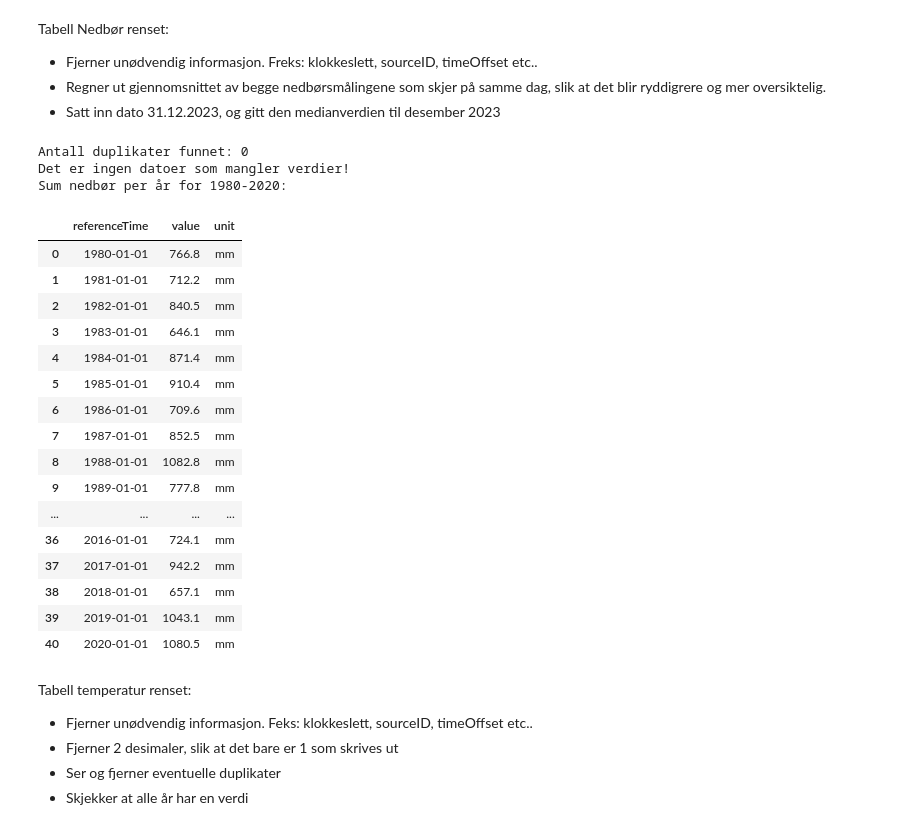
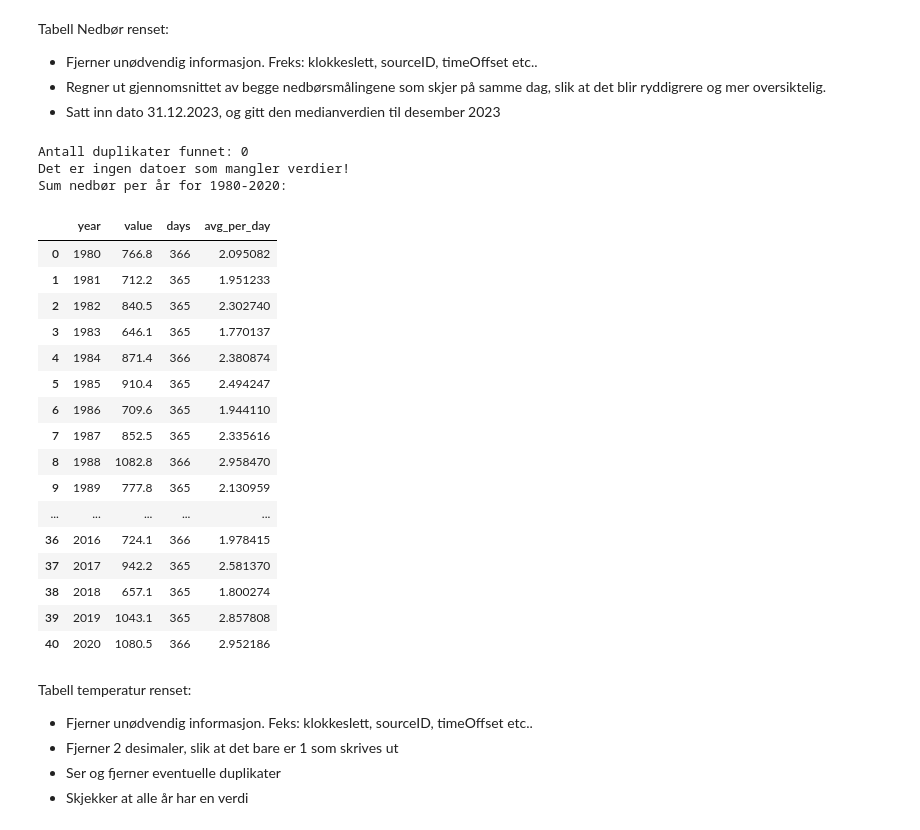
Before and after one commit to hannahnygard/TDT4114-milj.dataanalyse, a Jupyter notebook: proj_environment-main/data/frost_tabeller.ipynb, the cells around one changed output. Drawn from its saved outputs; the diff is of its cells as text; code cells hidden in the pictures.

Commit message:
Lagt til funksjoner tilknyttet skuddår

```diff
--- a/proj_environment-main/data/frost_tabeller.ipynb
+++ b/proj_environment-main/data/frost_tabeller.ipynb
@@ -124,50 +124,63 @@ def fra_json_til_dataframe(filnavn):
 df_nedbor = fra_json_til_dataframe("frost_nedbor.json")
 
 #Leser dataene etter dato, før vi deretter beregner gjennomsnittet
 df_nedbor_avg = df_nedbor.groupby("referenceTime", as_index=False)["value"].mean()
 df_nedbor_avg["unit"] = df_nedbor.groupby("referenceTime")["unit"].first().reset_index(drop=True)
 
 #Telle duplikater før de fjernes
 antall_duplikater = df_nedbor_avg.duplicated().sum()
 print(f"Antall duplikater funnet: {antall_duplikater}")
 
 #Dersom dataen har duplikater, blir de fjernet
 df_nedbor_avg.drop_duplicates(inplace=True)
 
 #Skjekker om det er noen datoer som mangler en verdi
 manglende_nedbor = df_nedbor_avg["value"].isna().sum()
 if manglende_nedbor > 0:
     print(f"Antall datoer med manglende verdi: {manglende_nedbor}")
     print("Datoer uten verdi:")
     print(df_nedbor_avg[df_nedbor_avg["value"].isna()])
 else:
     print("Det er ingen datoer som mangler verdier!")
 
+#Endrer "referencetime" til "year"
+df_nedbor["year"] = pd.to_datetime(df_nedbor["referenceTime"]).dt.year
+
+#Sum per år
+df_nedbor_avg = df_nedbor.groupby("year", as_index=False)["value"].sum()
+
+#Funksjon for å sjekke om et år er skuddår
+def er_skuddår(år):
+    return (år % 4 == 0 and år % 100 != 0) or (år % 400 == 0)
+
+#Beregn gjennomsnitt per dag basert på om året er skuddår
+df_nedbor_avg["days"] = df_nedbor_avg["year"].apply(lambda x: 366 if er_skuddår(x) else 365)
+df_nedbor_avg["avg_per_day"] = df_nedbor_avg["value"] / df_nedbor_avg["days"]
 
 #Utskiften
 print("Sum nedbør per år for 1980-2020:")
 display(df_nedbor_avg)
 # %% [output]
 Antall duplikater funnet: 0
 Det er ingen datoer som mangler verdier!
 Sum nedbør per år for 1980-2020:
-|  | referenceTime | value | unit |
-| 0 | 1980-01-01 | 766.8 | mm |
-| 1 | 1981-01-01 | 712.2 | mm |
-| 2 | 1982-01-01 | 840.5 | mm |
-| 3 | 1983-01-01 | 646.1 | mm |
-| 4 | 1984-01-01 | 871.4 | mm |
-| 5 | 1985-01-01 | 910.4 | mm |
-| 6 | 1986-01-01 | 709.6 | mm |
-| 7 | 1987-01-01 | 852.5 | mm |
-| 8 | 1988-01-01 | 1082.8 | mm |
-| 9 | 1989-01-01 | 777.8 | mm |
-| ... | ... | ... | ... |
-| 36 | 2016-01-01 | 724.1 | mm |
-| 37 | 2017-01-01 | 942.2 | mm |
-| 38 | 2018-01-01 | 657.1 | mm |
-| 39 | 2019-01-01 | 1043.1 | mm |
-| 40 | 2020-01-01 | 1080.5 | mm |
+|  | year | value | days | avg_per_day |
+| 0 | 1980 | 766.8 | 366 | 2.095082 |
+| 1 | 1981 | 712.2 | 365 | 1.951233 |
+| 2 | 1982 | 840.5 | 365 | 2.302740 |
+| 3 | 1983 | 646.1 | 365 | 1.770137 |
+| 4 | 1984 | 871.4 | 366 | 2.380874 |
+| 5 | 1985 | 910.4 | 365 | 2.494247 |
+| 6 | 1986 | 709.6 | 365 | 1.944110 |
+| 7 | 1987 | 852.5 | 365 | 2.335616 |
+| 8 | 1988 | 1082.8 | 366 | 2.958470 |
+| 9 | 1989 | 777.8 | 365 | 2.130959 |
+| ... | ... | ... | ... | ... |
+| 36 | 2016 | 724.1 | 366 | 1.978415 |
+| 37 | 2017 | 942.2 | 365 | 2.581370 |
+| 38 | 2018 | 657.1 | 365 | 1.800274 |
+| 39 | 2019 | 1043.1 | 365 | 2.857808 |
+| 40 | 2020 | 1080.5 | 366 | 2.952186 |
 # %% [markdown]
 Tabell temperatur renset:
 - Fjerner unødvendig informasjon. Feks: klokkeslett, sourceID, timeOffset etc..
```
